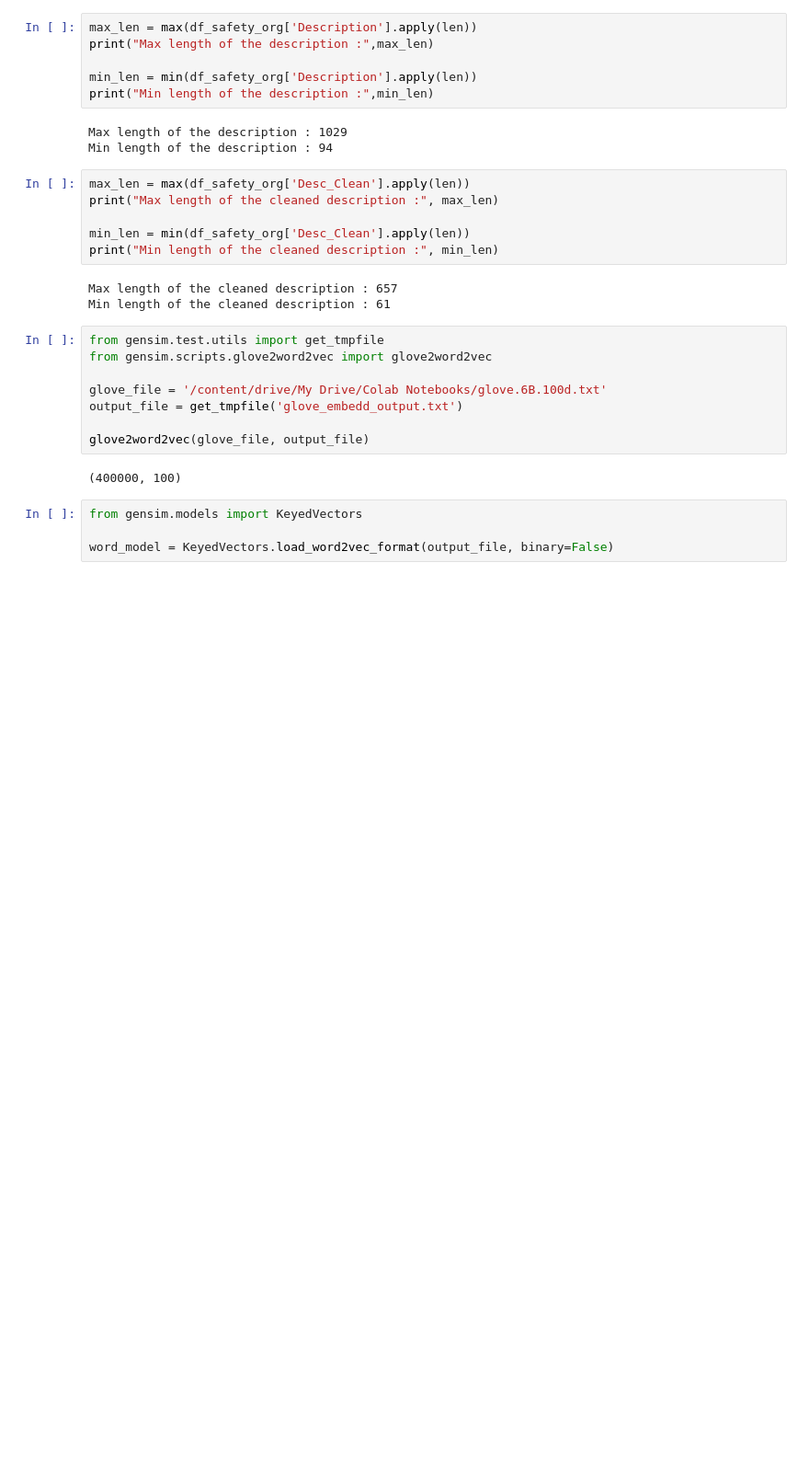
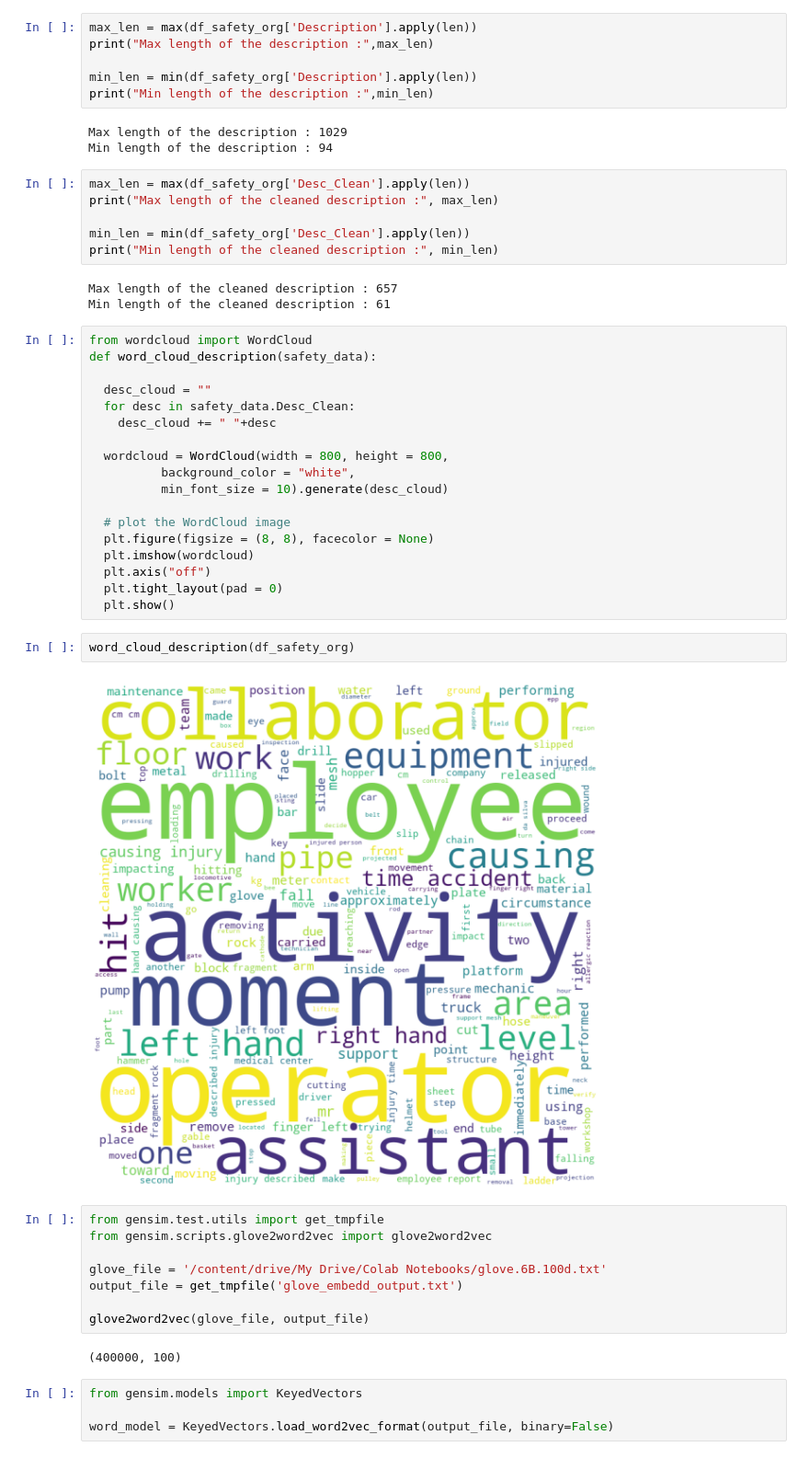
Before and after one commit to girijeshcse/chatbot_savy, a Jupyter notebook: notebooks/Capstone_project.ipynb, the cells around one changed output. Shown: that part at 92% size. Cells and saved outputs as stored; diff of their text form; blank space fills up the shorter version.

```diff
--- a/notebooks/Capstone_project.ipynb
+++ b/notebooks/Capstone_project.ipynb
@@ -298,6 +298,28 @@ print("Min length of the cleaned description :", min_len)
 # %% [output]
 Max length of the cleaned description : 657
 Min length of the cleaned description : 61
+# %%
+from wordcloud import WordCloud
+def word_cloud_description(safety_data):
+
+  desc_cloud = ""
+  for desc in safety_data.Desc_Clean:
+    desc_cloud += " "+desc
+
+  wordcloud = WordCloud(width = 800, height = 800,
+          background_color = "white",
+          min_font_size = 10).generate(desc_cloud)
+
+  # plot the WordCloud image
+  plt.figure(figsize = (8, 8), facecolor = None)
+  plt.imshow(wordcloud)
+  plt.axis("off")
+  plt.tight_layout(pad = 0)
+  plt.show()
+# %%
+word_cloud_description(df_safety_org)
+# %% [output]
+[figure, added]
 # %%
 from gensim.test.utils import get_tmpfile
 from gensim.scripts.glove2word2vec import glove2word2vec
```
Also changed, not shown: parts of 17 cells of this notebook.
